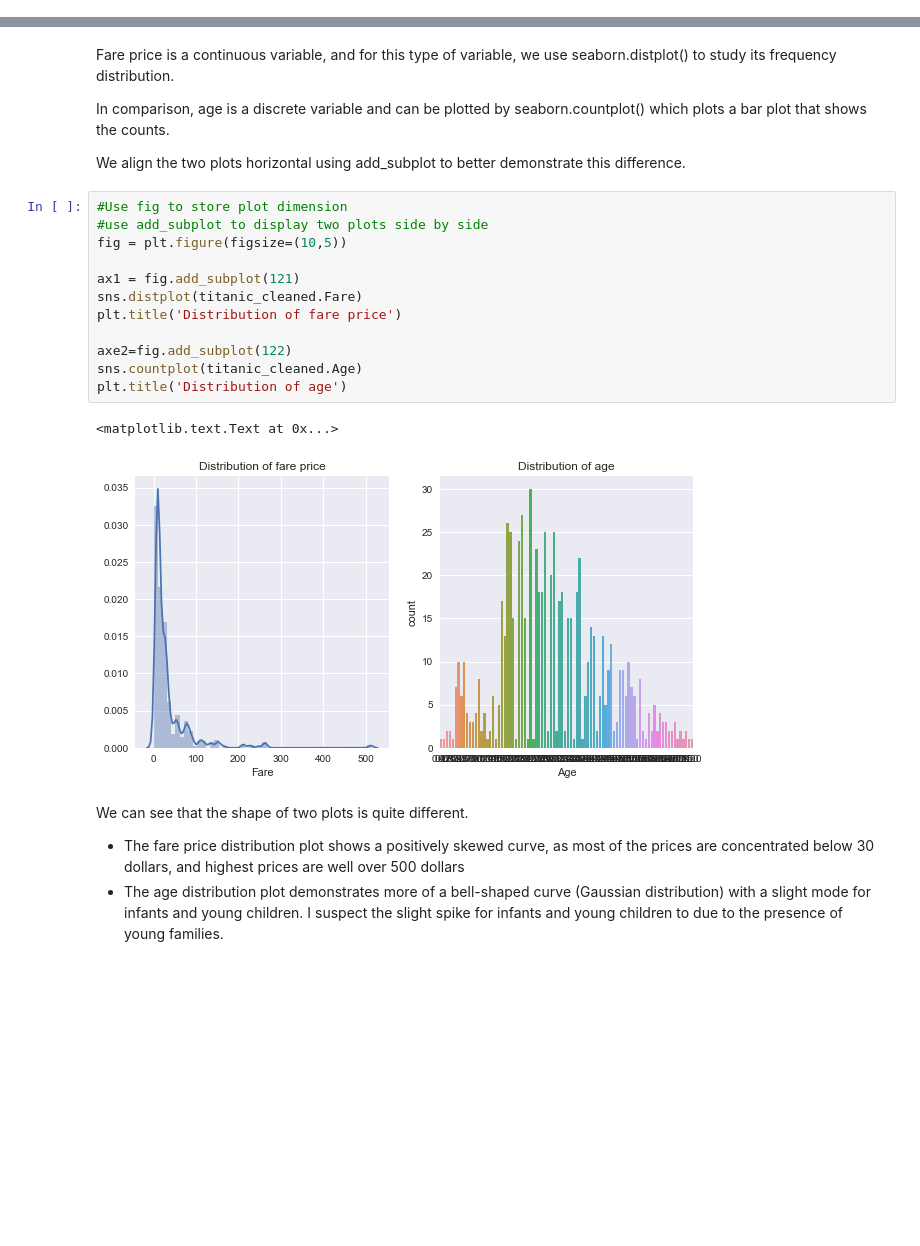
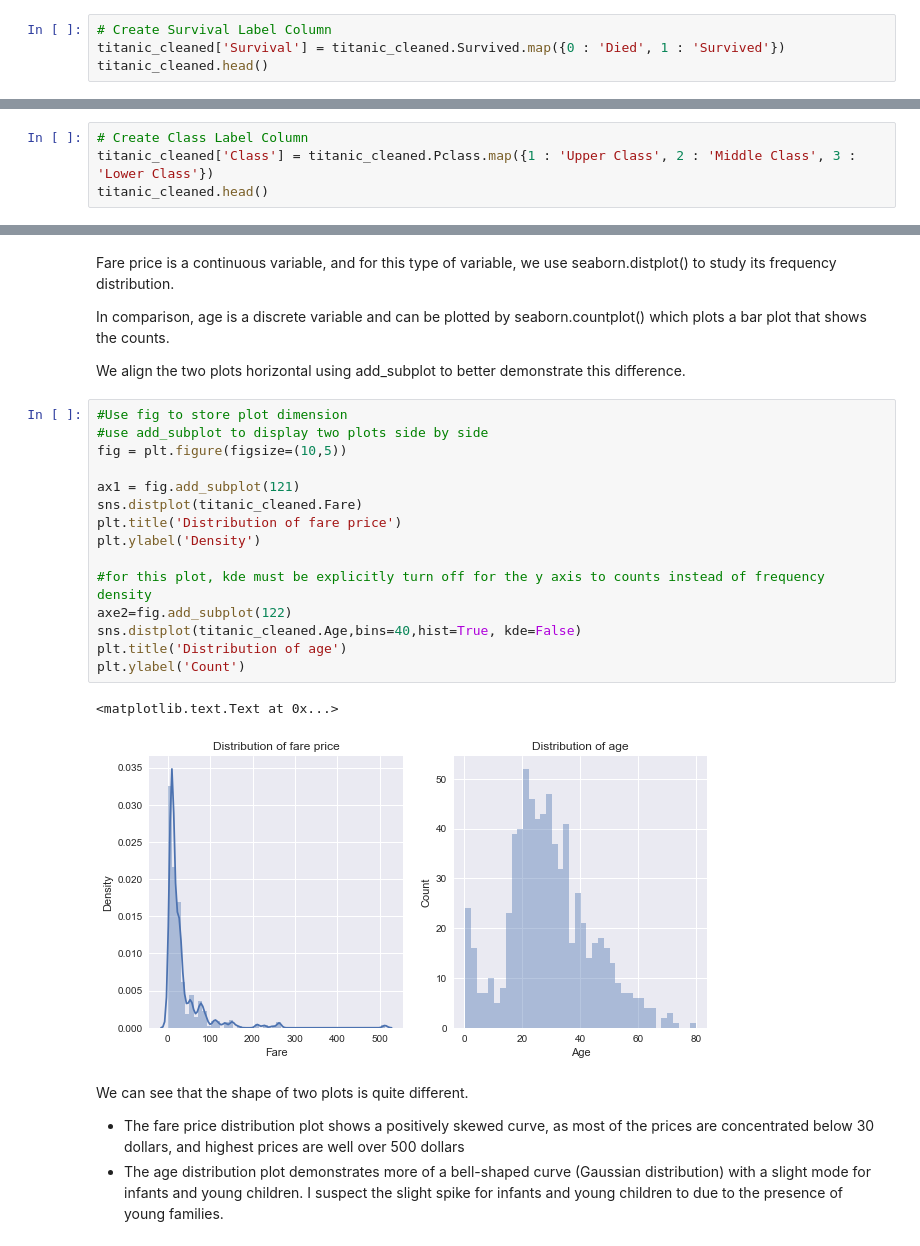
Before and after one commit to ziweiwu/ziweiwu.github.io, a Jupyter notebook: notebook/Titanic_Investigation.ipynb, the cells around one changed output, grey strips where cells are left out. Cells and saved outputs as stored; diff of their text form; blank space fills up the shorter version.

```diff
--- a/notebook/Titanic_Investigation.ipynb
+++ b/notebook/Titanic_Investigation.ipynb
@@ -102,0 +105,4 @@ titanic_cleaned.head()
+# %%
+# Create Survival Label Column
+titanic_cleaned['Survival'] = titanic_cleaned.Survived.map({0 : 'Died', 1 : 'Survived'})
+titanic_cleaned.head()
@@ -102,0 +116,4 @@ titanic_cleaned.head()
+# %%
+# Create Class Label Column
+titanic_cleaned['Class'] = titanic_cleaned.Pclass.map({1 : 'Upper Class', 2 : 'Middle Class', 3 : 'Lower Class'})
+titanic_cleaned.head()
@@ -179,18 +203,21 @@ We align the two plots horizontal using add_subplot to better demonstrate this d
 # %%
 #Use fig to store plot dimension
 #use add_subplot to display two plots side by side
 fig = plt.figure(figsize=(10,5))
 
 ax1 = fig.add_subplot(121)
 sns.distplot(titanic_cleaned.Fare)
 plt.title('Distribution of fare price')
+plt.ylabel('Density')
 
+#for this plot, kde must be explicitly turn off for the y axis to counts instead of frequency density
 axe2=fig.add_subplot(122)
-sns.countplot(titanic_cleaned.Age)
+sns.distplot(titanic_cleaned.Age,bins=40,hist=True, kde=False)
 plt.title('Distribution of age')
+plt.ylabel('Count')
 # %% [output]
 <matplotlib.text.Text at 0x...>
-[figure, old version]
+[figure, new version]
 # %% [markdown]
 We can see that the shape of two plots is quite different.
 * The fare price distribution plot shows a positively skewed curve, as most of the prices are concentrated below 30 dollars, and highest prices are well over 500 dollars
```
Also changed, not shown: parts of 32 cells of this notebook, 15 other files.
